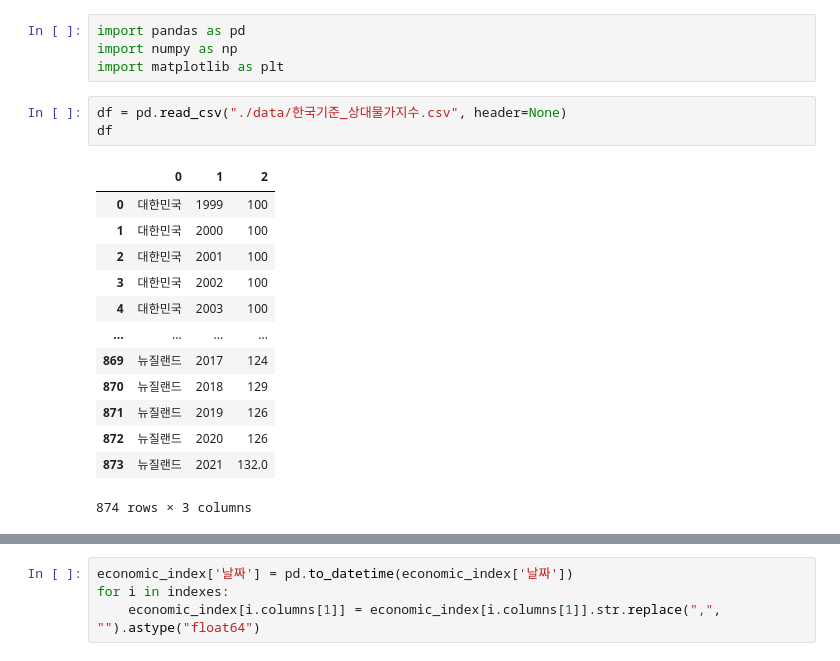
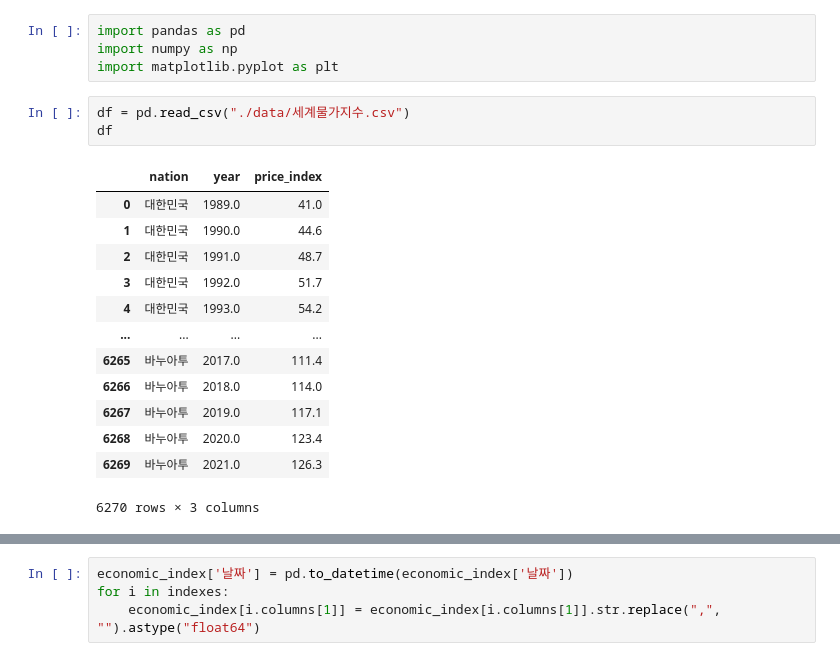
Before and after one commit to dontk1llme/TRIPICK, a Jupyter notebook: server/recommend/app/data/상대물가지수_전처리_및_예측.ipynb, the cells around one changed output, grey strips where cells are left out. Saved outputs shown, nothing was run; the diff lists cells and outputs as text.

```diff
--- a/server/recommend/app/data/상대물가지수_전처리_및_예측.ipynb
+++ b/server/recommend/app/data/상대물가지수_전처리_및_예측.ipynb
@@ -24,22 +24,22 @@ Requirement already satisfied: six>=1.5 in c:\users\ssafy\appdata\roaming\python
 # %%
 import pandas as pd
 import numpy as np
-import matplotlib as plt
+import matplotlib.pyplot as plt
 # %%
-df = pd.read_csv("./data/한국기준_상대물가지수.csv", header=None)
+df = pd.read_csv("./data/세계물가지수.csv")
 df
 # %% [output]
-|  | 0 | 1 | 2 |
-| 0 | 대한민국 | 1999 | 100 |
-| 1 | 대한민국 | 2000 | 100 |
-| 2 | 대한민국 | 2001 | 100 |
-| 3 | 대한민국 | 2002 | 100 |
-| 4 | 대한민국 | 2003 | 100 |
+|  | nation | year | price_index |
+| 0 | 대한민국 | 1989.0 | 41.0 |
+| 1 | 대한민국 | 1990.0 | 44.6 |
+| 2 | 대한민국 | 1991.0 | 48.7 |
+| 3 | 대한민국 | 1992.0 | 51.7 |
+| 4 | 대한민국 | 1993.0 | 54.2 |
 | ... | ... | ... | ... |
-| 869 | 뉴질랜드 | 2017 | 124 |
-| 870 | 뉴질랜드 | 2018 | 129 |
-| 871 | 뉴질랜드 | 2019 | 126 |
-| 872 | 뉴질랜드 | 2020 | 126 |
-| 873 | 뉴질랜드 | 2021 | 132.0 |
+| 6265 | 바누아투 | 2017.0 | 111.4 |
+| 6266 | 바누아투 | 2018.0 | 114.0 |
+| 6267 | 바누아투 | 2019.0 | 117.1 |
+| 6268 | 바누아투 | 2020.0 | 123.4 |
+| 6269 | 바누아투 | 2021.0 | 126.3 |
-874 rows × 3 columns
+6270 rows × 3 columns
 # %%
```
Also changed, not shown: parts of 43 cells of this notebook.
